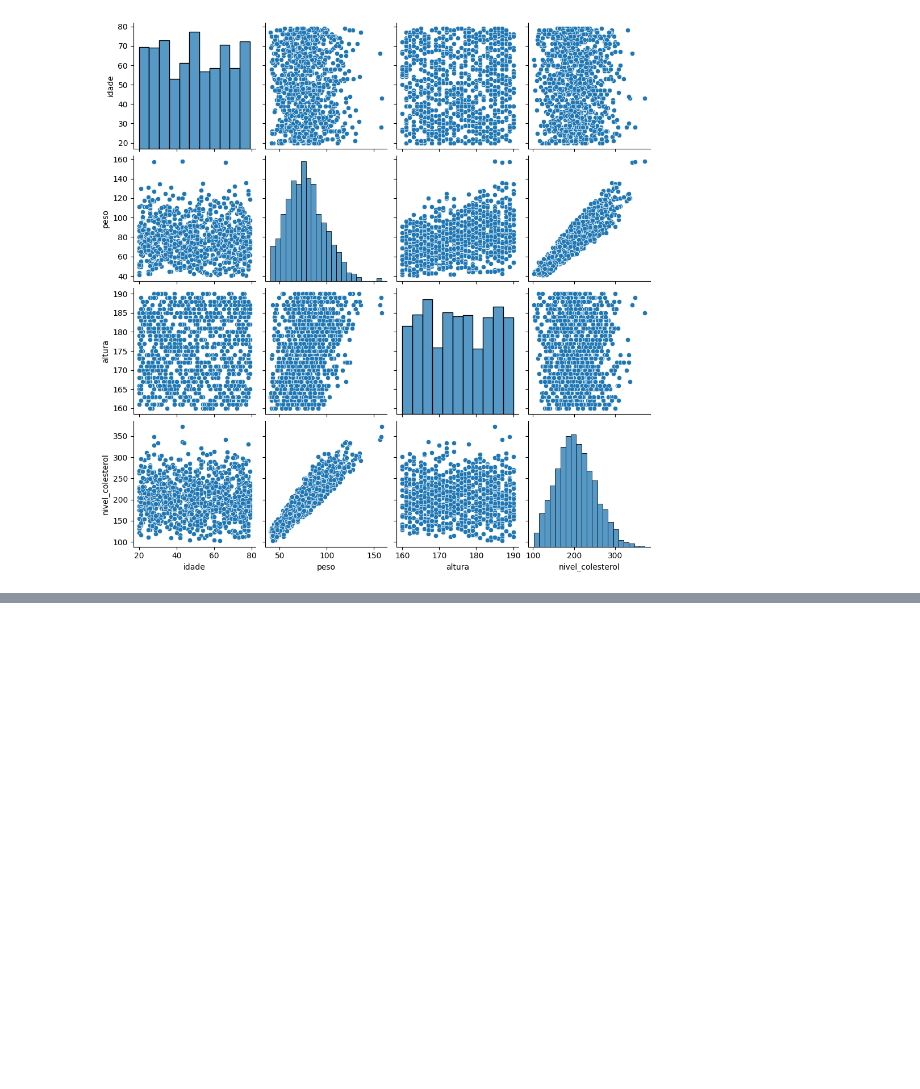
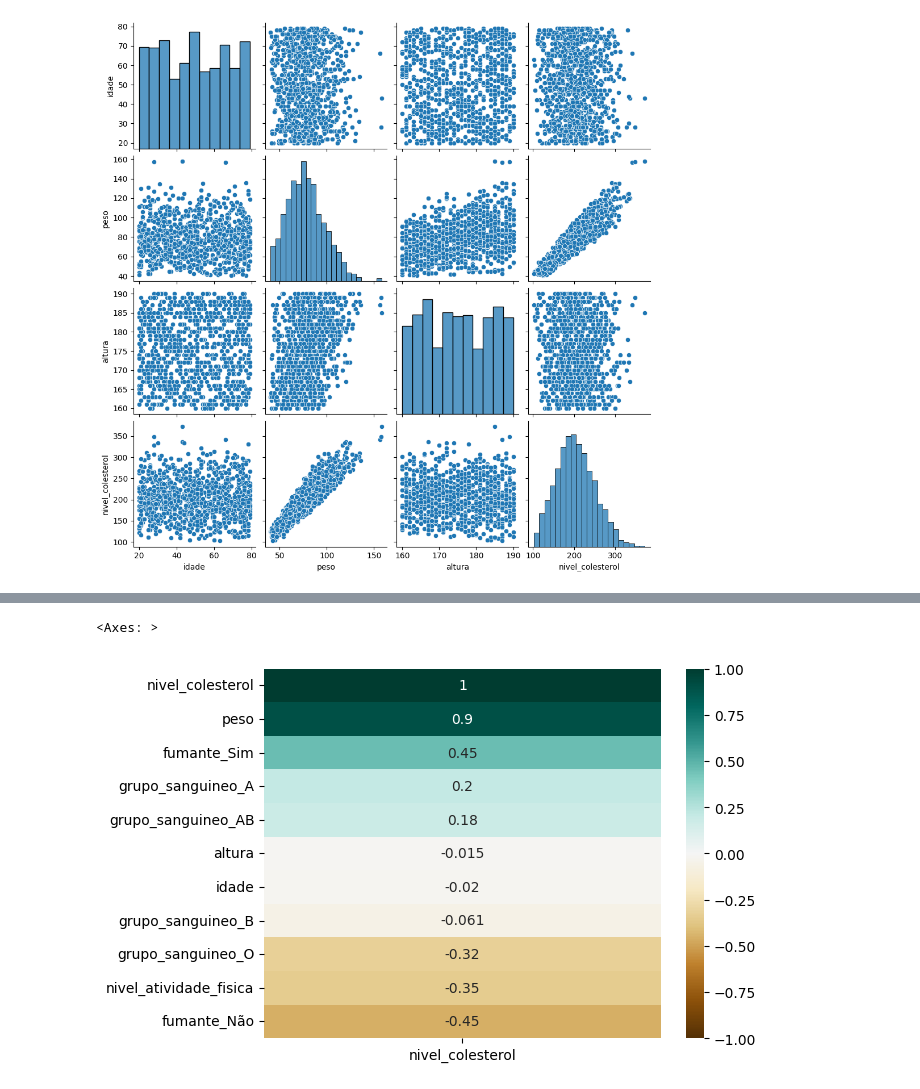
Before and after one commit to marciocamello/ml-multiple-linear-regression, a Jupyter notebook: modelo_colesterol.ipynb, the cells around one changed output, grey strips where cells are left out. Saved outputs shown, nothing was run; the diff lists cells and outputs as text; code cells hidden in the pictures; blank space fills up the shorter version.

```diff
--- a/modelo_colesterol.ipynb
+++ b/modelo_colesterol.ipynb
@@ -217,0 +245,6 @@ sns.pairplot(df_colesterol_eda)
+# %%
+# Formato de Ranking, somente correlacao com a variavel target (nivel_colesterol)
+sns.heatmap(df_colesterol_eda.corr()[['nivel_colesterol']].sort_values(by='nivel_colesterol', ascending=False), vmin=-1, vmax=1, annot=True, cmap='BrBG')
+# %% [output]
+<Axes: >
+[figure, added]
```
Also changed, not shown: parts of 6 cells of this notebook.
